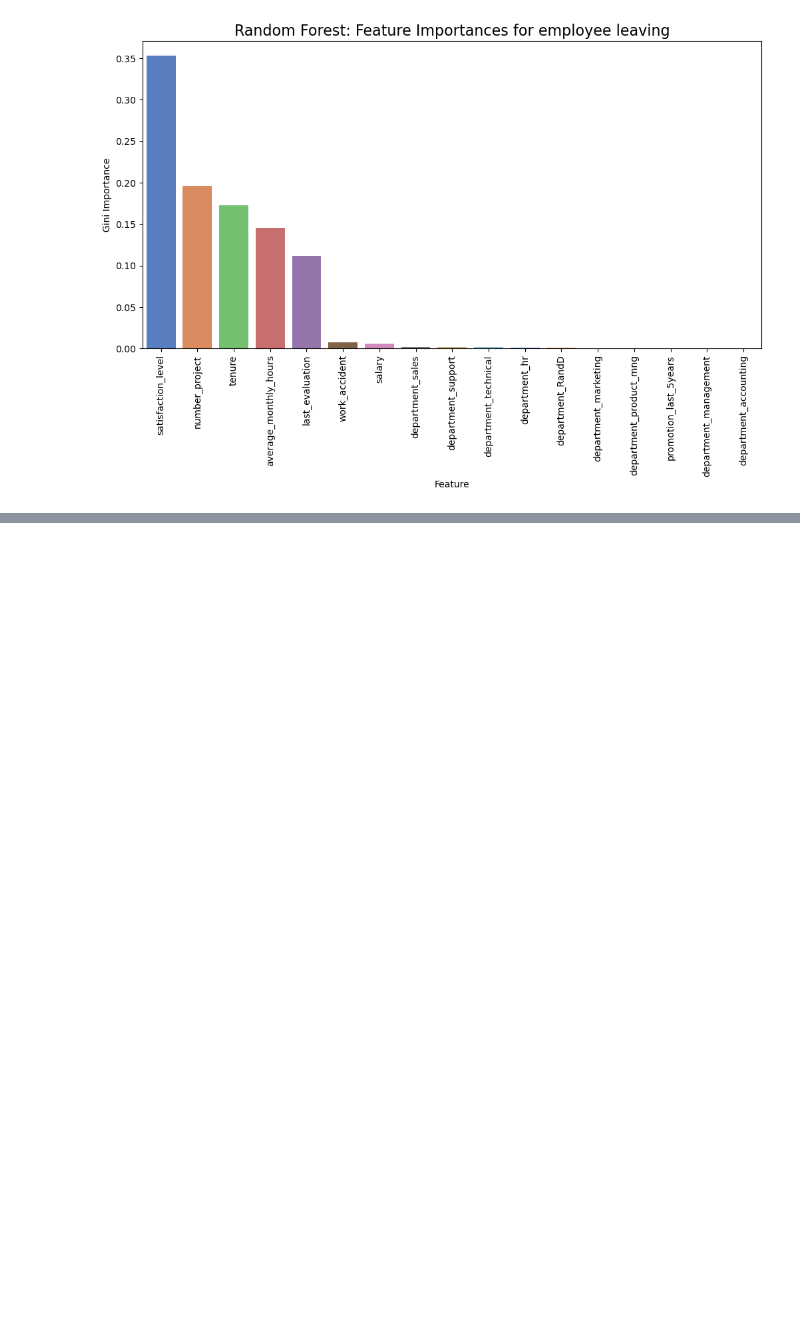
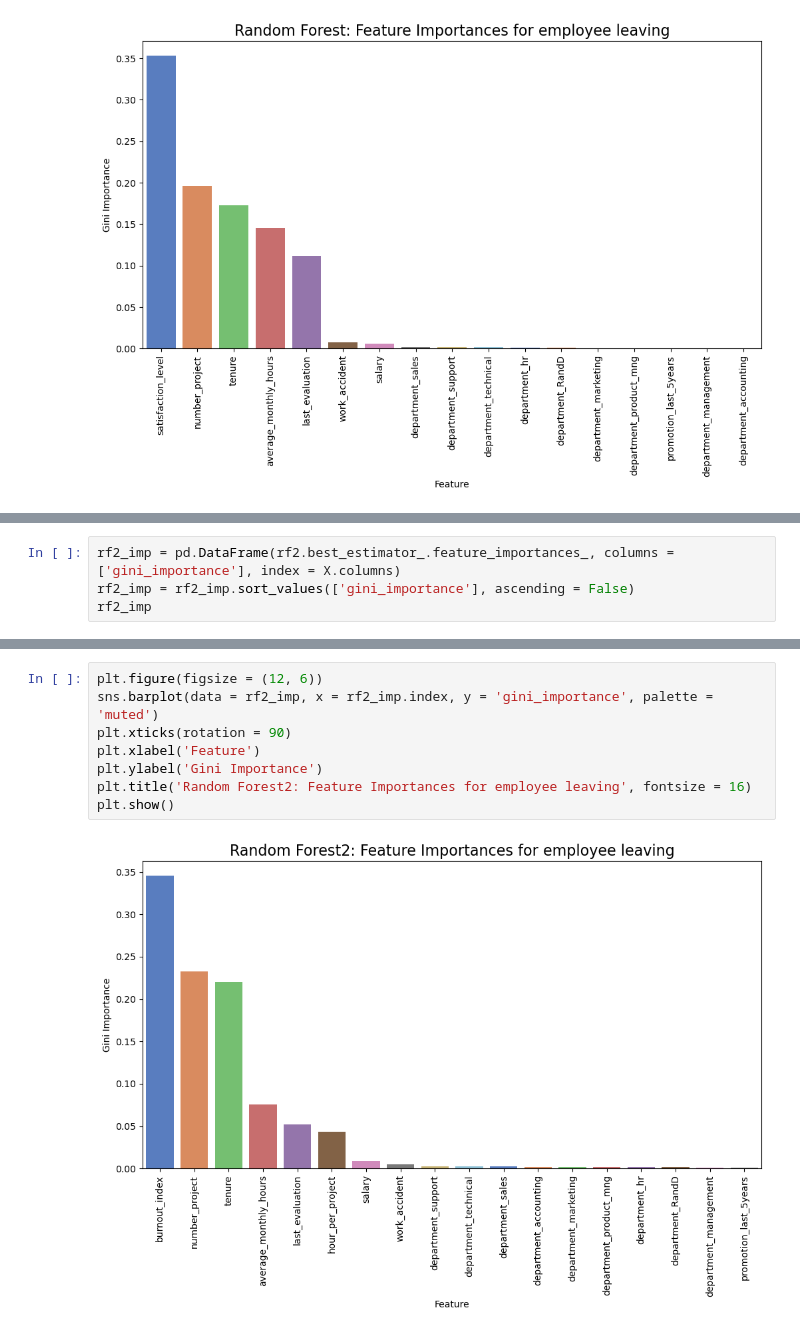
Before and after one commit to purinutchrr/HR-Analytics-Employee-Attrition-Prediction, a Jupyter notebook: HR_capstone.ipynb, the cells around one changed output, grey strips where cells are left out. Saved outputs shown, nothing was run; the diff lists cells and outputs as text; blank space fills up the shorter version.

```diff
--- a/HR_capstone.ipynb
+++ b/HR_capstone.ipynb
@@ -576,0 +736,4 @@ plt.show()
+# %%
+rf2_imp = pd.DataFrame(rf2.best_estimator_.feature_importances_, columns = ['gini_importance'], index = X.columns)
+rf2_imp = rf2_imp.sort_values(['gini_importance'], ascending = False)
+rf2_imp
@@ -576,0 +758,10 @@ plt.show()
+# %%
+plt.figure(figsize = (12, 6))
+sns.barplot(data = rf2_imp, x = rf2_imp.index, y = 'gini_importance', palette = 'muted')
+plt.xticks(rotation = 90)
+plt.xlabel('Feature')
+plt.ylabel('Gini Importance')
+plt.title('Random Forest2: Feature Importances for employee leaving', fontsize = 16)
+plt.show()
+# %% [output]
+[figure, added]
```
Also changed, not shown: parts of 42 cells of this notebook, 1 other file.
